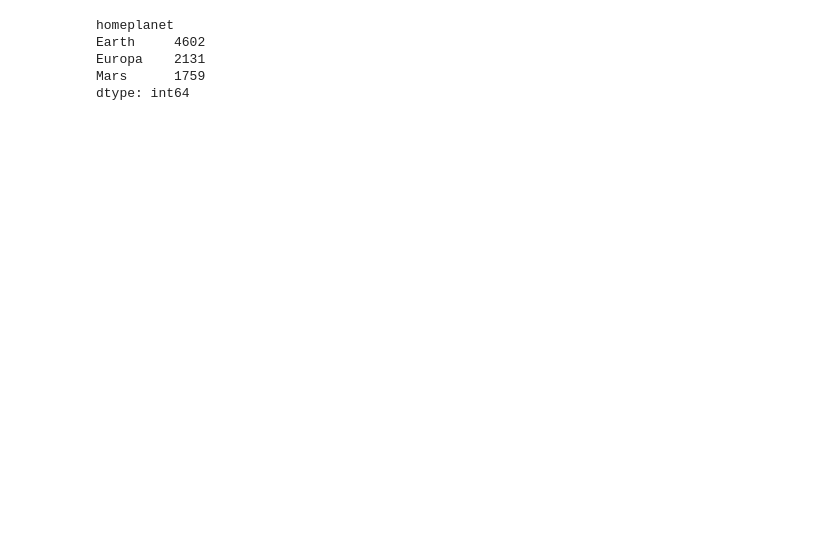
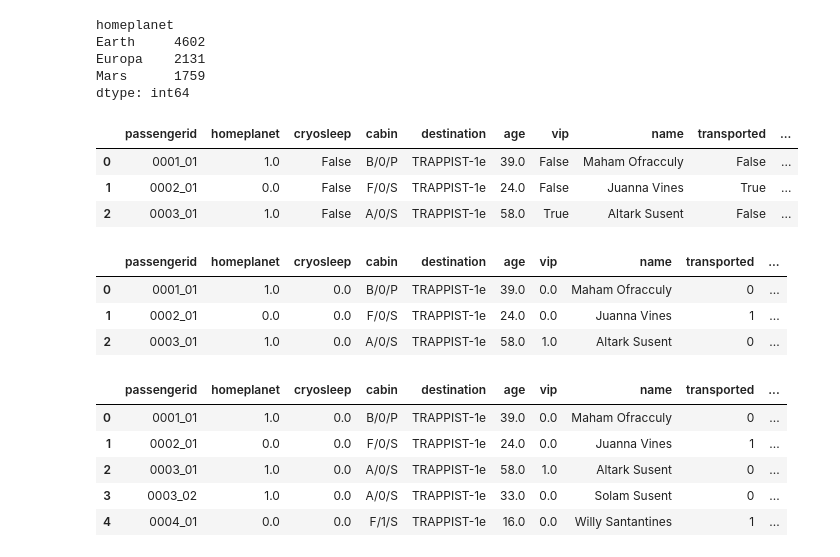
Before and after one commit to Krawieckk/kaggle_competitions, a Jupyter notebook: Spaceship_Titanic_kaggle/Spaceship_Titanic_kaggle.ipynb, the cells around one changed output. Drawn from its saved outputs; the diff is of its cells as text; code cells hidden in the pictures; blank space fills up the shorter version.

```diff
--- a/Spaceship_Titanic_kaggle/Spaceship_Titanic_kaggle.ipynb
+++ b/Spaceship_Titanic_kaggle/Spaceship_Titanic_kaggle.ipynb
@@ -251,3 +251,40 @@ for i in range(len(test_data_homeplanets)):
     test_data_homeplanets[i] = 2
 
 test_data['homeplanet'] = test_data_homeplanets
+# %%
+train_data.head(3)
+# %% [output]
+|  | passengerid | homeplanet | cryosleep | cabin | destination | age | vip | name | transported | ... |
+| 0 | 0001_01 | 1.0 | False | B/0/P | TRAPPIST-1e | 39.0 | False | Maham Ofracculy | False | ... |
+| 1 | 0002_01 | 0.0 | False | F/0/S | TRAPPIST-1e | 24.0 | False | Juanna Vines | True | ... |
+| 2 | 0003_01 | 1.0 | False | A/0/S | TRAPPIST-1e | 58.0 | True | Altark Susent | False | ... |
+# %%
+def bool_to_num(bool):
+  if bool == True:
+    return 1
+  elif bool == False:
+    return 0
+  else:
+    return np.nan
+
+train_data['cryosleep'] = list(map(bool_to_num, train_data.cryosleep))
+test_data['cryosleep'] = list(map(bool_to_num, test_data.cryosleep))
+
+train_data['vip'] = list(map(bool_to_num, train_data.vip))
+test_data['vip'] = list(map(bool_to_num, test_data.vip))
+
+train_data['transported'] = list(map(bool_to_num, train_data.transported))
+# %% [output]
+|  | passengerid | homeplanet | cryosleep | cabin | destination | age | vip | name | transported | ... |
+| 0 | 0001_01 | 1.0 | 0.0 | B/0/P | TRAPPIST-1e | 39.0 | 0.0 | Maham Ofracculy | 0 | ... |
+| 1 | 0002_01 | 0.0 | 0.0 | F/0/S | TRAPPIST-1e | 24.0 | 0.0 | Juanna Vines | 1 | ... |
+| 2 | 0003_01 | 1.0 | 0.0 | A/0/S | TRAPPIST-1e | 58.0 | 1.0 | Altark Susent | 0 | ... |
+# %%
+train_data.head(5)
+# %% [output]
+|  | passengerid | homeplanet | cryosleep | cabin | destination | age | vip | name | transported | ... |
+| 0 | 0001_01 | 1.0 | 0.0 | B/0/P | TRAPPIST-1e | 39.0 | 0.0 | Maham Ofracculy | 0 | ... |
+| 1 | 0002_01 | 0.0 | 0.0 | F/0/S | TRAPPIST-1e | 24.0 | 0.0 | Juanna Vines | 1 | ... |
+| 2 | 0003_01 | 1.0 | 0.0 | A/0/S | TRAPPIST-1e | 58.0 | 1.0 | Altark Susent | 0 | ... |
+| 3 | 0003_02 | 1.0 | 0.0 | A/0/S | TRAPPIST-1e | 33.0 | 0.0 | Solam Susent | 0 | ... |
+| 4 | 0004_01 | 0.0 | 0.0 | F/1/S | TRAPPIST-1e | 16.0 | 0.0 | Willy Santantines | 1 | ... |
```
Also changed, not shown: parts of 20 cells of this notebook.
